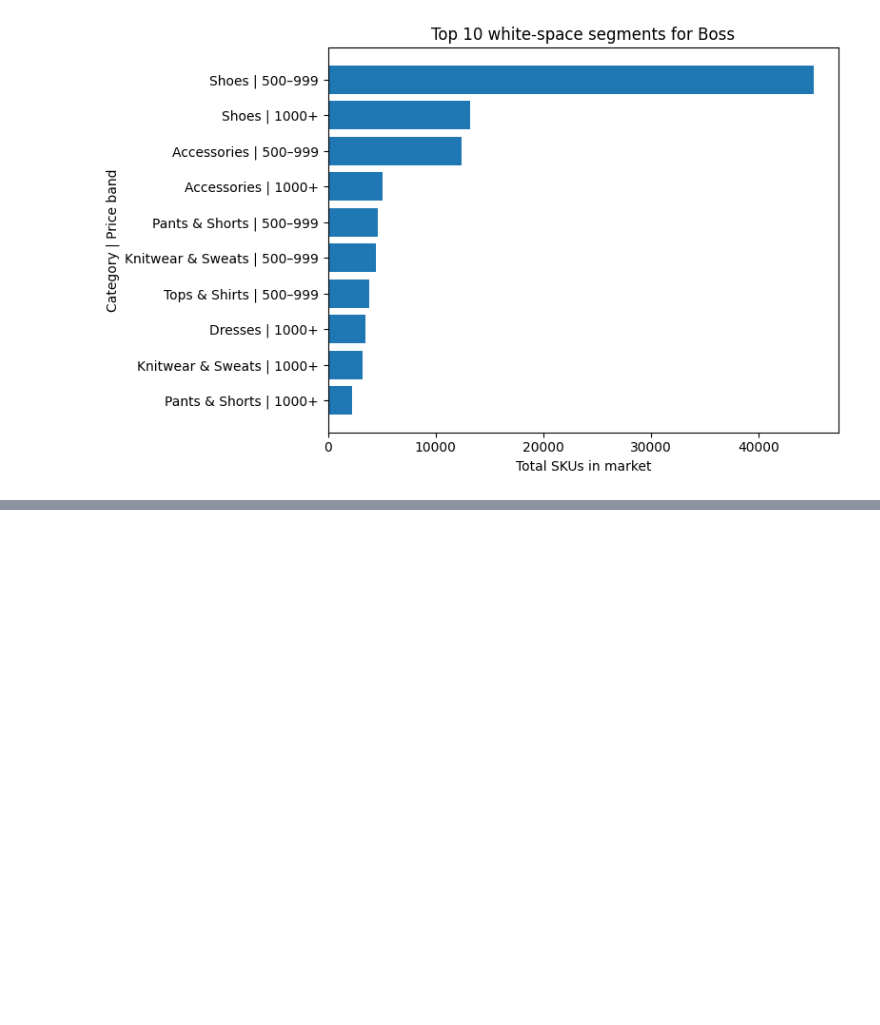
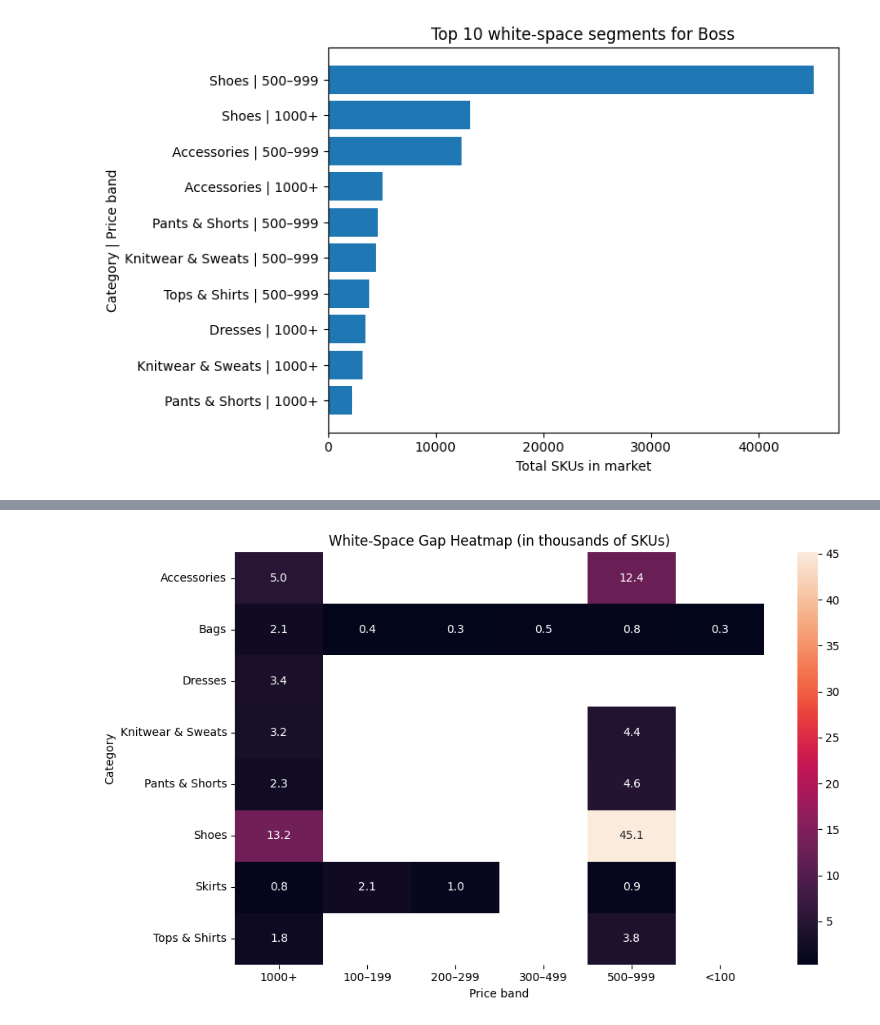
Before and after one commit to AdjinaMohamed/fashion-assortment-analysis, a Jupyter notebook: notebooks/02_assortment_white_space.ipynb, the cells around one changed output, grey strips where cells are left out. Saved outputs shown, nothing was run; the diff lists cells and outputs as text; code cells hidden in the pictures; blank space fills up the shorter version.

Commit message:
heatmap & readme updated

```diff
--- a/notebooks/02_assortment_white_space.ipynb
+++ b/notebooks/02_assortment_white_space.ipynb
@@ -197,0 +292,30 @@ plot_top_white_space_gaps(
+# %%
+white_space_gaps["gap_k"] = white_space_gaps["gap_score"] / 1000
+white_space_gaps["gap_index"] = 100 * white_space_gaps["gap_score"] / white_space_gaps["gap_score"].max()
+# %%
+gap_matrix = (
+    white_space_gaps
+    .pivot(index="category_main", columns="price_band", values="gap_score")
+    .sort_index()
+)
+
+gap_matrix_k = gap_matrix / 1000
+
+os.makedirs("../outputs/figures", exist_ok=True)
+
+plt.figure(figsize=(10, 6))
+sns.heatmap(
+    gap_matrix_k,
+    annot=True,
+    fmt=".1f",
+)
+
+plt.title("White-Space Gap Heatmap (in thousands of SKUs)")
+plt.xlabel("Price band")
+plt.ylabel("Category")
+
+plt.tight_layout()
+plt.savefig("../outputs/figures/white_space_gap_heatmap.png", dpi=300)
+plt.show()
+# %% [output]
+[figure, added]
```
Also changed, not shown: parts of 2 cells of this notebook, 3 other files.
